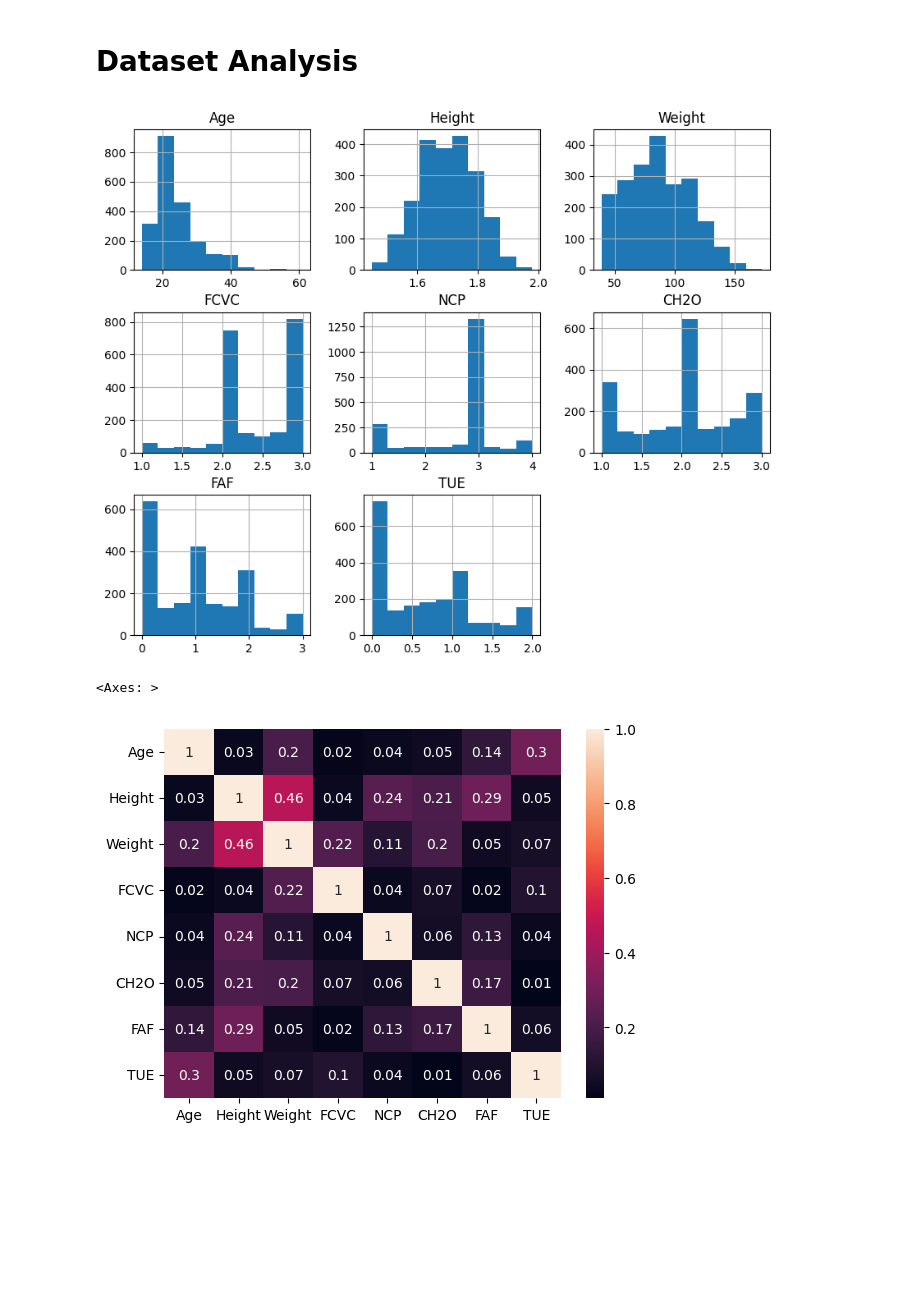
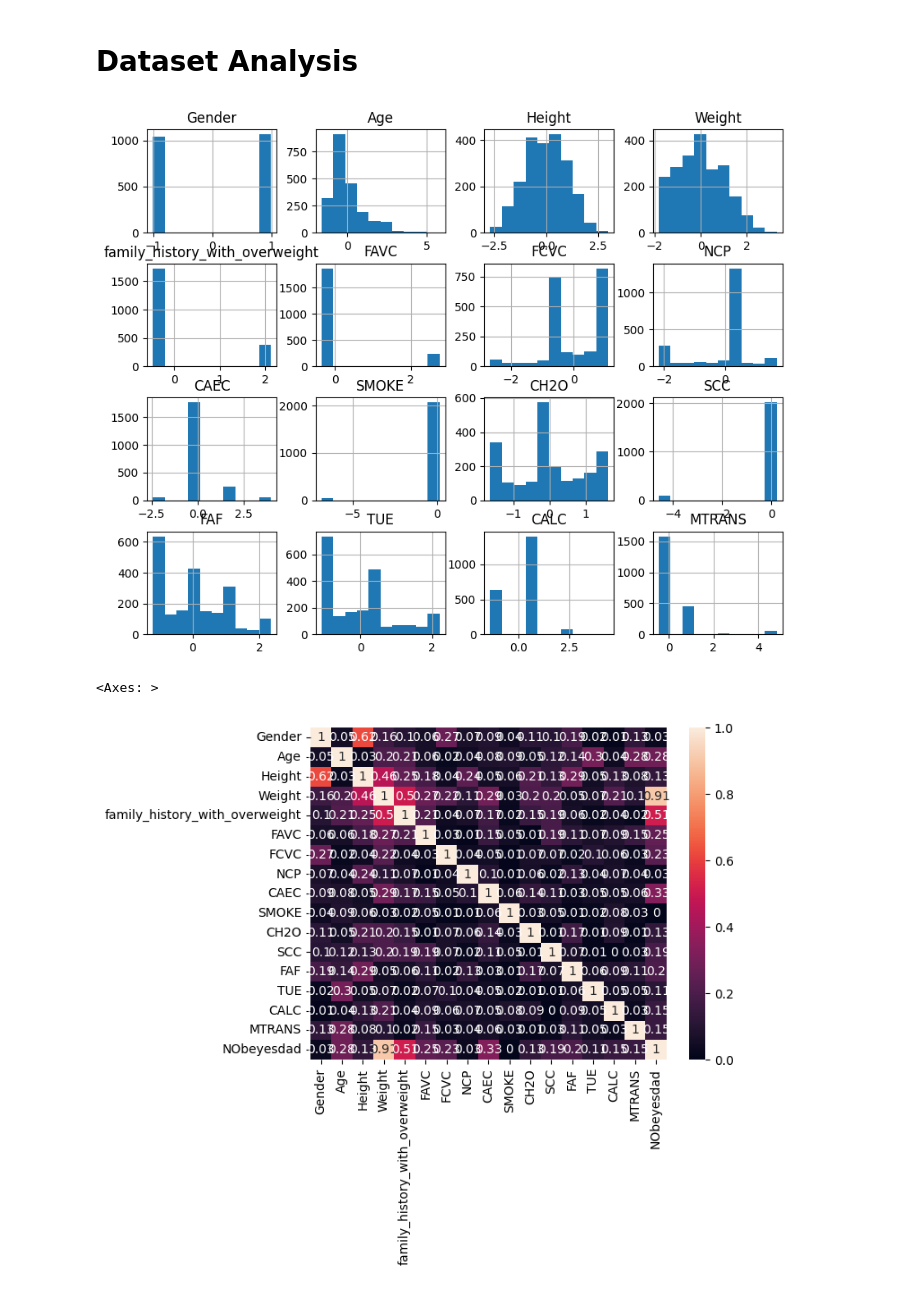
Before and after one commit to ThejasKumar100/cs4372_hw2, a Jupyter notebook: plain_decision_tree_classifier.ipynb, the cells around one changed output. Cells and saved outputs as stored; diff of their text form; code cells hidden in the pictures; blank space fills up the shorter version.

Commit message:
Data Preprocessing

```diff
--- a/plain_decision_tree_classifier.ipynb
+++ b/plain_decision_tree_classifier.ipynb
@@ -234,4 +234,8 @@ clean_X["MTRANS"] = clean_X["MTRANS"].infer_objects(copy=False).astype("float64"
 
 # Converting NObeyesdad
 # NObeyesdad - Target Attribute - Level of Obesity
+clean_y = raw_y.copy()
+
+clean_y["NObeyesdad"] = clean_y["NObeyesdad"].replace({"Insufficient_Weight": 0, "Normal_Weight": 1, "Overweight_Level_I": 2, "Overweight_Level_II": 3, "Obesity_Type_I": 4, "Obesity_Type_II": 5, "Obesity_Type_III": 6})
+clean_y["NObeyesdad"] = clean_y["NObeyesdad"].infer_objects(copy=False).astype("float64")
 # %%
@@ -252,15 +259,14 @@ Dataset is already standardized and normalized, so this code is redundant
 # %%
-# # standardize and normalize the features
-# from sklearn.preprocessing import StandardScaler
-# std_scaler = StandardScaler()
+# standardize and normalize the features
+from sklearn.preprocessing import StandardScaler
+std_scaler = StandardScaler()
 
-# y_scaled = y
+scaled_y = clean_y
 
-# X_scaled = std_scaler.fit_transform(X)
+scaled_X = std_scaler.fit_transform(clean_X)
 
-# X_scaled = pd.DataFrame(X_scaled, columns=X.columns)
-# X_scaled.head()
+scaled_X = pd.DataFrame(scaled_X, columns=clean_X.columns)
+scaled_X.head()
 
-
-# # Creating a combined df for analysis
-# combined_df_scaled = pd.concat([X, y], axis=1)
+# Creating a combined df for analysis
+scaled_X_scaled = pd.concat([scaled_X, scaled_y], axis=1)
@@ -267,20 +285,22 @@ Dataset is already standardized and normalized, so this code is redundant
 # %% [markdown]
 # Dataset Analysis
 # %%
-raw_X.hist(figsize=(10, 8), bins=10)
+scaled_X.hist(figsize=(10, 8), bins=10)
 plt.show()
 # %% [output]
-[figure, old version]
+[figure, new version]
 # %%
 # Correlation Analysis
 
-float_combined_df = raw_X[["Age", "Height", "Weight", "FCVC", "NCP", "CH2O", "FAF", "TUE"]]
+# float_combined_df = raw_X[["Age", "Height", "Weight", "FCVC", "NCP", "CH2O", "FAF", "TUE"]]
+# float_combined_df = scaled_X[["Gender", "Age", "Height", "Weight", "family_history_with_overweight", "FAVC", "FCVC", "NCP", "CAEC", "SMOKE", "CH2O", "SCC", "FAF", "TUE", "CALC", "MTRANS"]]
+float_combined_df = pd.concat([scaled_X, scaled_y], axis=1)
 # find correlation between features and label using correlation matrix
 corr_matrix = float_combined_df.corr().round(2).abs()
 
 # display corr matrix as heatmap to visual better
 sns.heatmap(data=corr_matrix, annot=True)
 # %% [output]
 <Axes: >
-[figure, old version]
+[figure, new version]
 # %%
```
Also changed, not shown: parts of 5 cells of this notebook.
